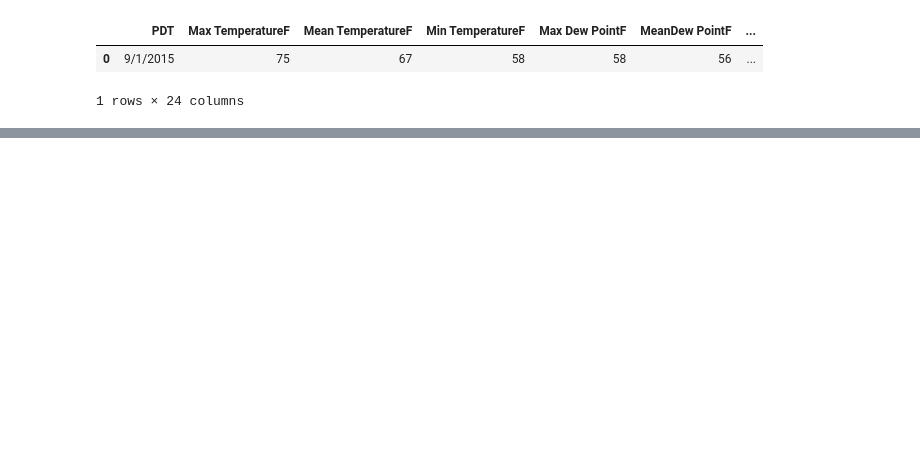
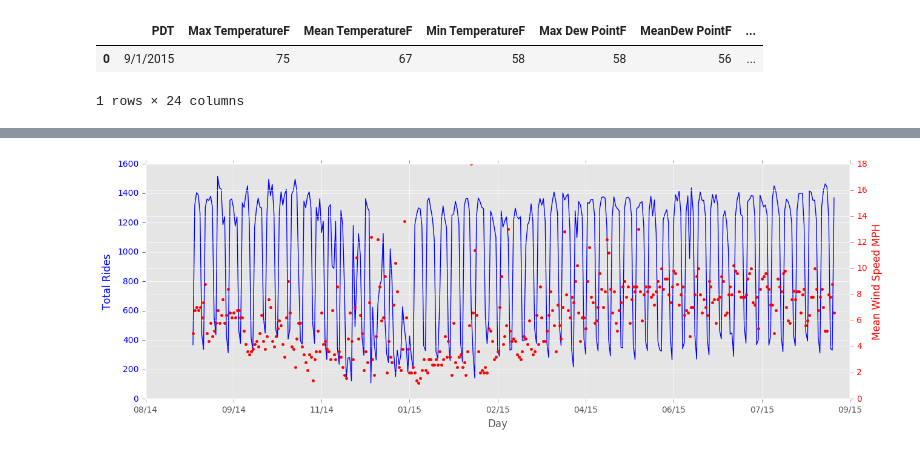
Before and after one commit to pamelot317/SF_bike_share, a Jupyter notebook: sf_bike_share_project141.ipynb, the cells around one changed output, grey strips where cells are left out. Drawn from its saved outputs; the diff is of its cells as text; code cells hidden in the pictures; blank space fills up the shorter version.

Commit message:
Updating Pam's code-weather

```diff
--- a/sf_bike_share_project141.ipynb
+++ b/sf_bike_share_project141.ipynb
@@ -122,0 +266,37 @@ weather.head(1)
+# %%
+total_rides15['num_dates'] = num_dates.tolist()
+# %%
+total_rides15 = total_rides15.sort_values(by = 'num_dates', ascending = True)
+# %%
+weather15ave = weather15ave.sort_values(by = 'num_dates', ascending = True)
+# %%
+def weather_plot(y1,y2, y2_label):
+    """
+    Returns dual axis plot with the x axis being the day, the left and right y-axis being inputed by user
+    input: y1 is the data for the left-axis; should have 365 entries, sorted by date;
+    y2 is the data for the right y-axis; should have 365 entries, sorted by date;
+    y2_label is a string
+    output: a graph
+    """
+    fig, ax1 = plt.subplots(figsize = (15,5))
+    x = total_rides15['num_dates']
+    #y1 = total_rides15['Count']
+    ax1.plot(x, y1, 'b-')
+    ax1.set_xlabel('Day')
+    # Make the y-axis label, ticks and tick labels match the line color.
+    ax1.set_ylabel('Total Rides', color='b')
+    ax1.tick_params('y', colors='b')
+
+    ax2 = ax1.twinx()
+    #y2 = weather15ave[y2_label]
+    ax2.plot(x, y2, 'r.')
+    ax2.set_ylabel(y2_label, color='r')
+    ax2.tick_params('y', colors='r')
+
+    plt.gca().xaxis.set_major_formatter(matplotlib.dates.DateFormatter('%m/%y'))
+    #fig.tight_layout()
+    return plt.show()
+# %%
+weather_plot(total_rides15['Count'], weather15ave[' Mean Wind SpeedMPH'], 'Mean Wind Speed MPH')
+# %% [output]
+[figure, added]
```
Also changed, not shown: parts of 34 cells of this notebook.
